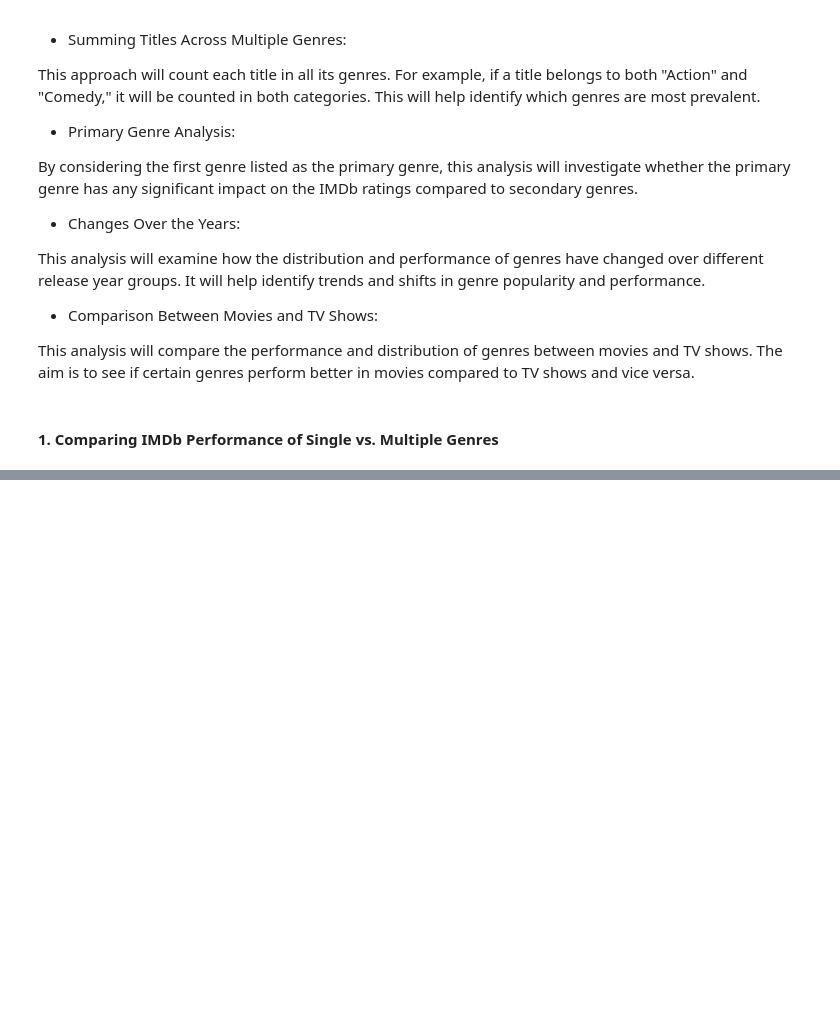
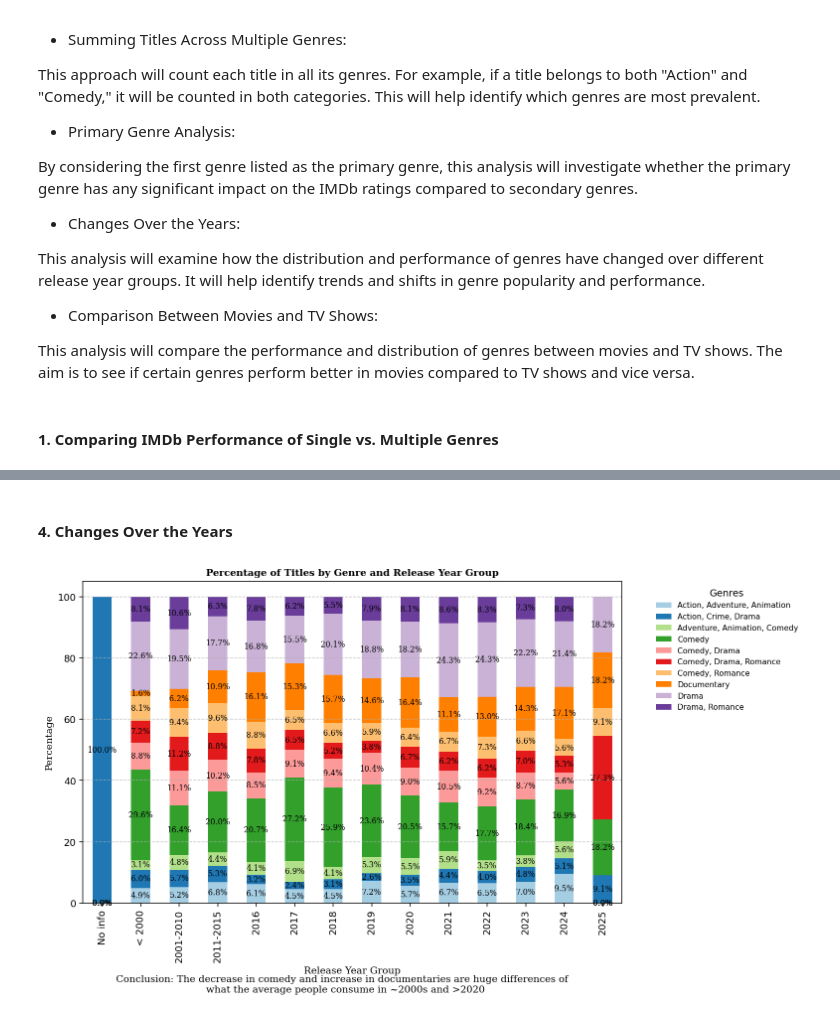
Before and after one commit to giopalmieri/giopalmieri.github.io, a Jupyter notebook: _notebooks/dataviz.ipynb, the cells around one changed output, grey strips where cells are left out. Cells and saved outputs as stored; diff of their text form; code cells hidden in the pictures; blank space fills up the shorter version.

```diff
--- a/_notebooks/dataviz.ipynb
+++ b/_notebooks/dataviz.ipynb
@@ -188,0 +273,37 @@ plt.show()
+# %% [markdown]
+
+#### 4. Changes Over the Years
+# %%
+# Calcular os 10 principais gêneros por contagem
+genre_counts = df['genres'].value_counts()
+top_genres = genre_counts.nlargest(10).index.tolist()
+
+# Substituir gêneros que não estão entre os 5 primeiros por "Others"
+df2= df[df['genres'].isin(top_genres)]
+# Recalcular as contagens de gêneros, incluindo "Others"
+genre_year_counts = df2.groupby(['releaseYearGroup', 'genres']).size().unstack(fill_value=0)
+
+# Converter contagens em porcentagens
+genre_year_percent = genre_year_counts.div(genre_year_counts.sum(axis=1), axis=0) * 100
+
+# Plotar os dados
+fig, ax = plt.subplots(figsize=(10, 6))
+genre_year_percent.plot(kind='bar', stacked=True, ax=ax, color=plt.cm.Paired(np.arange(len(genre_year_percent.columns))))
+
+ax.set_title('Percentage of Titles by Genre and Release Year Group', fontsize=10, fontweight='bold', fontfamily='serif')
+ax.set_xlabel('Release Year Group', fontsize=10, fontfamily='serif')
+ax.set_ylabel('Percentage', fontsize=10, fontfamily='serif')
+ax.grid(axis='y', linestyle='--', alpha=0.7)
+
+# Adicionar rótulos de porcentagem às barras
+for i, bar in enumerate(ax.containers):
+    ax.bar_label(bar, fmt='%.1f%%', label_type='center', fontsize=8, fontfamily='serif')
+
+# Remover a caixa de legenda de dentro do gráfico e colocar ao lado direito
+ax.legend(title='Genres', bbox_to_anchor=(1.05, 1), loc='upper left', fontsize=8, title_fontsize='10', frameon=False)
+
+plt.figtext(0.5, -0.1, 'Conclusion: The decrease in comedy and increase in documentaries are huge differences of \n what the average people consume in ~2000s and >2020', wrap=True, horizontalalignment='center', fontsize=10, fontfamily='serif')
+
+plt.show()
+# %% [output]
+[figure, added]
```
Also changed, not shown: parts of 8 cells of this notebook, 15 other files.
